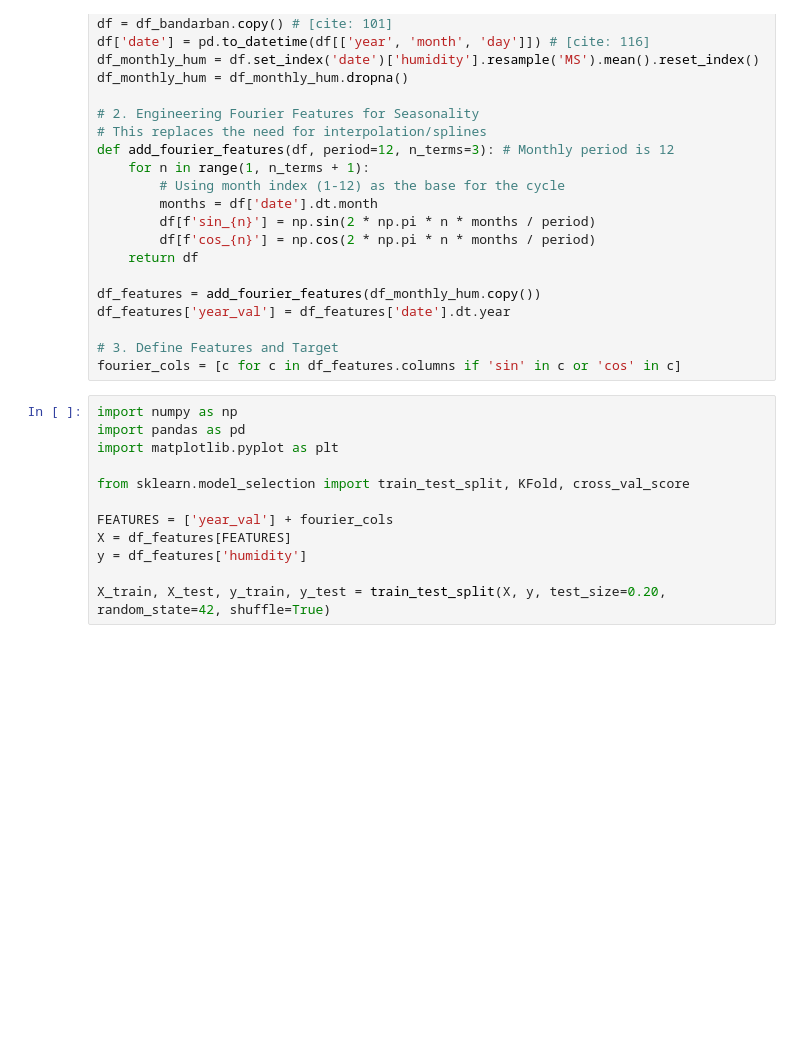
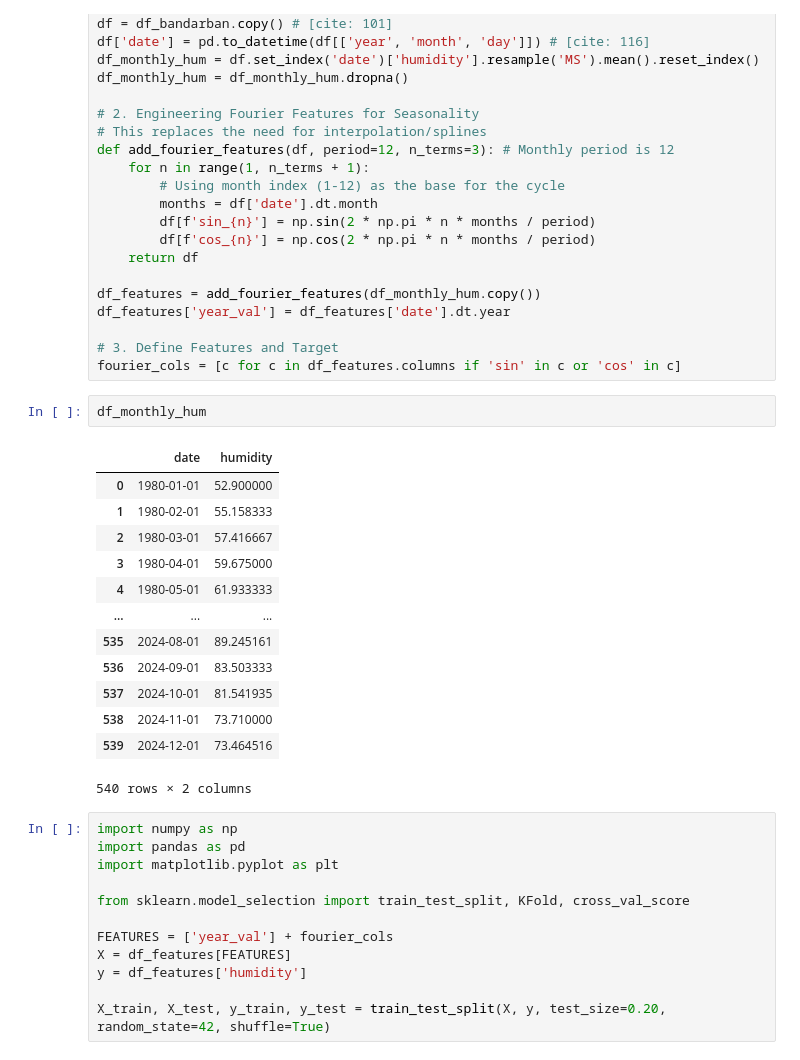
Before and after one commit to not-your-pancake/TCC_Journal, a Jupyter notebook: HI_WB_HS_HM_WBG/rangamati.ipynb, the cells around one changed output. Cells and saved outputs as stored; diff of their text form; blank space fills up the shorter version.

```diff
--- a/HI_WB_HS_HM_WBG/rangamati.ipynb
+++ b/HI_WB_HS_HM_WBG/rangamati.ipynb
@@ -85,6 +85,22 @@ df_features['year_val'] = df_features['date'].dt.year
 
 # 3. Define Features and Target
 fourier_cols = [c for c in df_features.columns if 'sin' in c or 'cos' in c]
+# %%
+df_monthly_hum
+# %% [output]
+|  | date | humidity |
+| 0 | 1980-01-01 | 52.900000 |
+| 1 | 1980-02-01 | 55.158333 |
+| 2 | 1980-03-01 | 57.416667 |
+| 3 | 1980-04-01 | 59.675000 |
+| 4 | 1980-05-01 | 61.933333 |
+| ... | ... | ... |
+| 535 | 2024-08-01 | 89.245161 |
+| 536 | 2024-09-01 | 83.503333 |
+| 537 | 2024-10-01 | 81.541935 |
+| 538 | 2024-11-01 | 73.710000 |
+| 539 | 2024-12-01 | 73.464516 |
+540 rows × 2 columns
 # %%
 import numpy as np
 import pandas as pd
```
Also changed, not shown: parts of 13 cells of this notebook, 4 other files.
